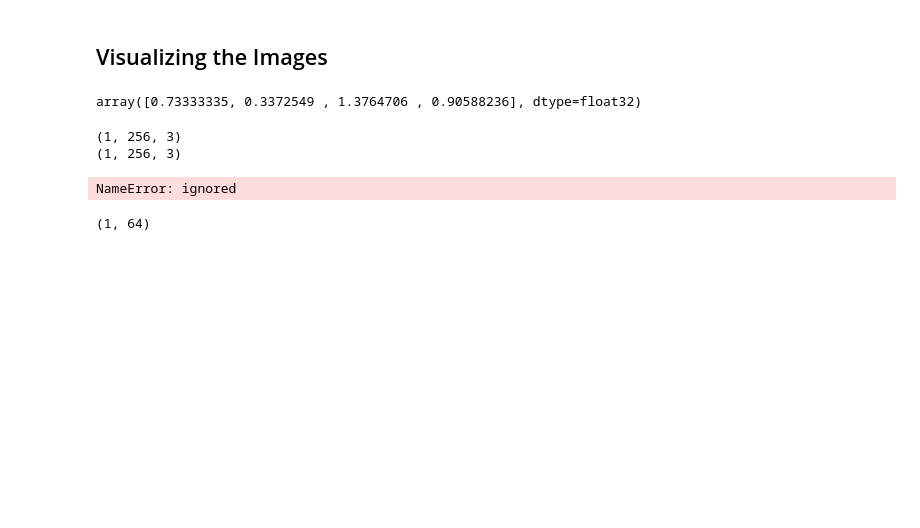
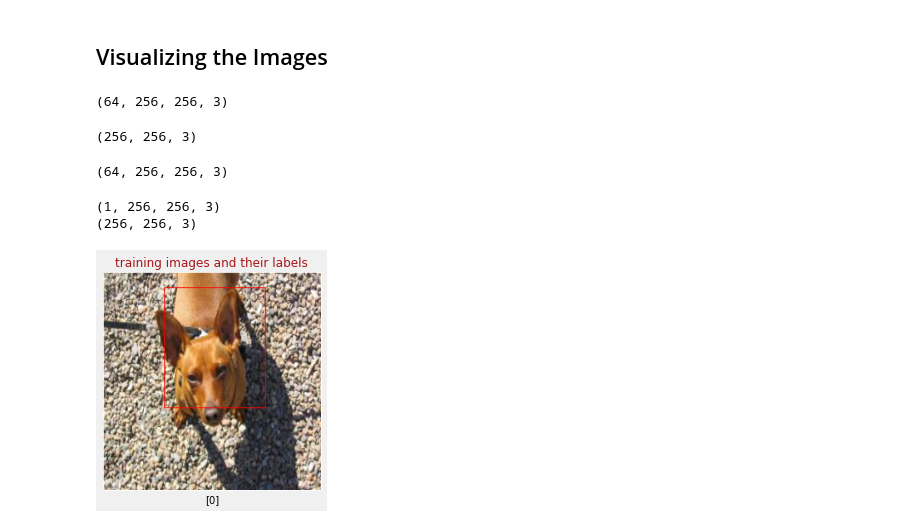
Before and after one commit to artms-18/ML-Projects, a Jupyter notebook: Pets_Object_Localization.ipynb, the cells around one changed output. Saved outputs shown, nothing was run; the diff lists cells and outputs as text; code cells hidden in the pictures; blank space fills up the shorter version.

Commit message:
Visualized images with bounding boxes

```diff
--- a/Pets_Object_Localization.ipynb
+++ b/Pets_Object_Localization.ipynb
@@ -165,8 +165,9 @@ img_files[0].split('/')[-1].split('.')[-2]
 # %%
 
 
-  images_and_labels = []
+images_and_labels = []
 
+def get_image_and_label(img_files, labels):
   for i in range(len(img_files)):
     img = img_files[i].split('/')[-1].split('.')[-2]
     for j in range(len(labels)):
@@ -204,7 +284,7 @@ def draw_bounding_box_on_image(image,
                                  color = 'red',
                                  thickness = 1,
                                  display_str = None,
-                                 use_normalized_coordinates = True):
+                                 use_normalized_coordinates = False):
 
   """
 
@@ -282,10 +362,14 @@ def dataset_to_numpy_util(training_dataset):
   return (numpy_images, numpy_labels, numpy_b_boxes)
 # %%
 image, label, b_box = dataset_to_numpy_util(training_dataset) #remember batch size = 64
-# %%
-b_box[6, :]
-# %% [output]
-array([0.73333335, 0.3372549 , 1.3764706 , 0.90588236], dtype=float32)
+# %%
+image.shape
+# %% [output]
+(64, 256, 256, 3)
+# %%
+image[0].shape
+# %% [output]
+(256, 256, 3)
 # %%
 iou_threshold = 0.6
 
@@ -313,9 +397,12 @@ def display_image_with_boxes(images,
   if len(pred_bboxes)>0:
       image_pred_bboxes = pred_bboxes[index,:]
   image_bboxes = bboxes[index,:]
+  for i, box in enumerate(image_bboxes):
+    box = box*255.0
 
   image = image * 255.0
   image = image.astype(np.uint8)
+  image = np.squeeze(image, axis = 0)
   print(image.shape)
   #image = image.reshape((1,75,75))
   fig = plt.figure(figsize=(20, 4))
@@ -324,7 +411,7 @@ def display_image_with_boxes(images,
   plt.xticks([])
 
   img_to_draw = draw_bounding_boxes_on_image_array(image, image_bboxes, color=['red', 'green'], display_str_list=["true", "pred"])
-  plt.xlabel(image_prediction[i])
+  plt.xlabel(image_prediction)
   plt.xticks([])
   plt.yticks([])
 
@@ -339,16 +426,20 @@ def display_image_with_boxes(images,
     color = "black"
     if (image_iou < iou_threshold):
       color = "red"
-    ax.text(0.2, -0.3, "iou: %s" %(n_iou[i][0]), color=color, transform=ax.transAxes)
+    ax.text(0.2, -0.3, "iou: %s" %(image_iou), color=color, transform=ax.transAxes)
+# %%
+image.shape
+# %% [output]
+(64, 256, 256, 3)
 # %%
 display_image_with_boxes(image,
                           label,
                           label,
                           np.array([]),
                           b_box,
                           np.array([]),
-                          "training digits and their labels")
+                          "training images and their labels")
 # %% [output]
-(1, 256, 3)
-(1, 256, 3)
+(1, 256, 256, 3)
+(256, 256, 3)
-NameError: ignored
+[figure, added]
@@ -360,4 +445,0 @@ rgbimg.paste(image_pil)
-# %%
-np.ones((1,64)).shape
-# %% [output]
-(1, 64)
```
Also changed, not shown: parts of 14 cells of this notebook.
